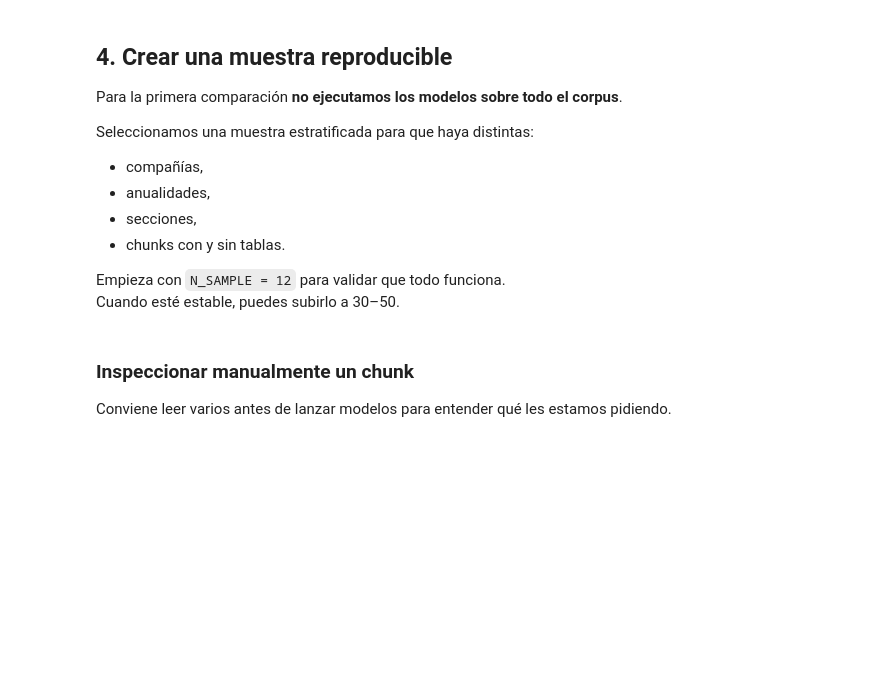
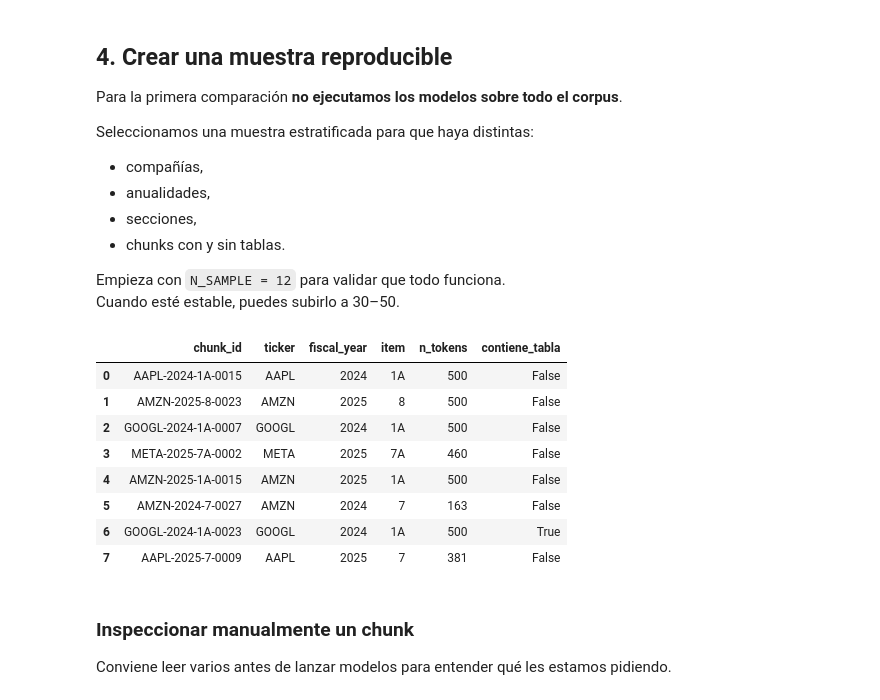
Before and after one commit to mirdbg/FinTok, a Jupyter notebook: notebooks/01_text/01_text_model_comparison.ipynb, the cells around one changed output. Cells and saved outputs as stored; diff of their text form; code cells hidden in the pictures; blank space fills up the shorter version.

```diff
--- a/notebooks/01_text/01_text_model_comparison.ipynb
+++ b/notebooks/01_text/01_text_model_comparison.ipynb
@@ -127,7 +205,7 @@ Seleccionamos una muestra estratificada para que haya distintas:
 Empieza con `N_SAMPLE = 12` para validar que todo funciona.
 Cuando esté estable, puedes subirlo a 30–50.
 # %%
-N_SAMPLE = 12
+N_SAMPLE = 8
 
 # Creamos estratos amplios.
 df_sample_source = df.copy()
@@ -139,33 +217,43 @@ df_sample_source["stratum"] = (
 )
 
 # Un chunk aleatorio por estrato y luego completamos si faltan.
 one_per_stratum = (
     df_sample_source.groupby("stratum", group_keys=False)
     .sample(n=1, random_state=SEED)
 )
 
 if len(one_per_stratum) >= N_SAMPLE:
     sample_df = one_per_stratum.sample(N_SAMPLE, random_state=SEED)
 else:
     remaining = df_sample_source.drop(one_per_stratum.index)
     extra = remaining.sample(
         n=min(N_SAMPLE - len(one_per_stratum), len(remaining)),
         random_state=SEED
     )
     sample_df = pd.concat([one_per_stratum, extra])
 
 sample_df = (
     sample_df
     .sample(frac=1, random_state=SEED)
     .reset_index(drop=True)
 )
 
 display(
     sample_df[
         ["chunk_id", "ticker", "fiscal_year", "item",
          "n_tokens", "contiene_tabla"]
     ]
 )
+# %% [output]
+|  | chunk_id | ticker | fiscal_year | item | n_tokens | contiene_tabla |
+| 0 | AAPL-2024-1A-0015 | AAPL | 2024 | 1A | 500 | False |
+| 1 | AMZN-2025-8-0023 | AMZN | 2025 | 8 | 500 | False |
+| 2 | GOOGL-2024-1A-0007 | GOOGL | 2024 | 1A | 500 | False |
+| 3 | META-2025-7A-0002 | META | 2025 | 7A | 460 | False |
+| 4 | AMZN-2025-1A-0015 | AMZN | 2025 | 1A | 500 | False |
+| 5 | AMZN-2024-7-0027 | AMZN | 2024 | 7 | 163 | False |
+| 6 | GOOGL-2024-1A-0023 | GOOGL | 2024 | 1A | 500 | True |
+| 7 | AAPL-2025-7-0009 | AAPL | 2025 | 7 | 381 | False |
 # %% [markdown]
 ### Inspeccionar manualmente un chunk
 
```
Also changed, not shown: parts of 21 cells of this notebook.
